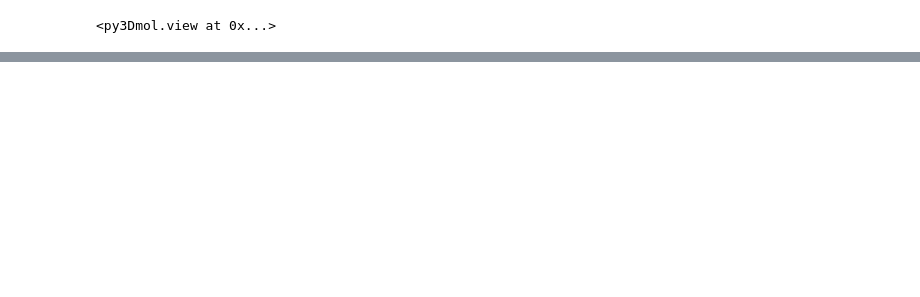
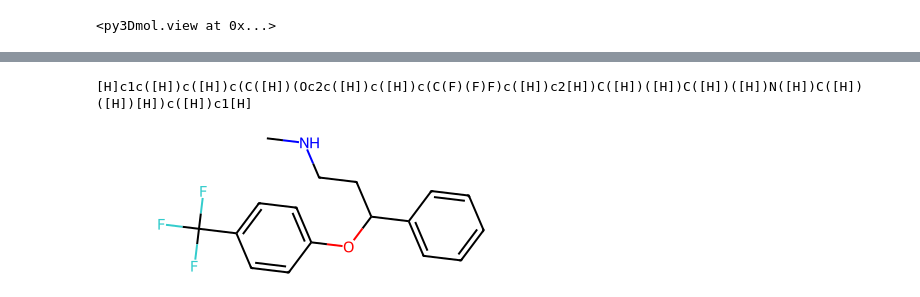
Before and after one commit to MatthewT123/ccdc, a Jupyter notebook: csd_test.ipynb, the cells around one changed output, grey strips where cells are left out. Drawn from its saved outputs; the diff is of its cells as text; code cells hidden in the pictures; blank space fills up the shorter version.

```diff
--- a/csd_test.ipynb
+++ b/csd_test.ipynb
@@ -60,0 +88,10 @@ Conf 9
+# %%
+# Neutralise the molecule
+rdkit_mol = neutralize_atoms(rdkit_mol)
+smiles = Chem.MolToSmiles(rdkit_mol)
+print(smiles)
+rdkit_mol = Chem.MolFromSmiles(smiles)
+rdkit_mol
+# %% [output]
+[H]c1c([H])c([H])c(C([H])(Oc2c([H])c([H])c(C(F)(F)F)c([H])c2[H])C([H])([H])C([H])([H])N([H])C([H])([H])[H])c([H])c1[H]
+[figure, added]
```
Also changed, not shown: parts of 9 cells of this notebook, 1 other file.
